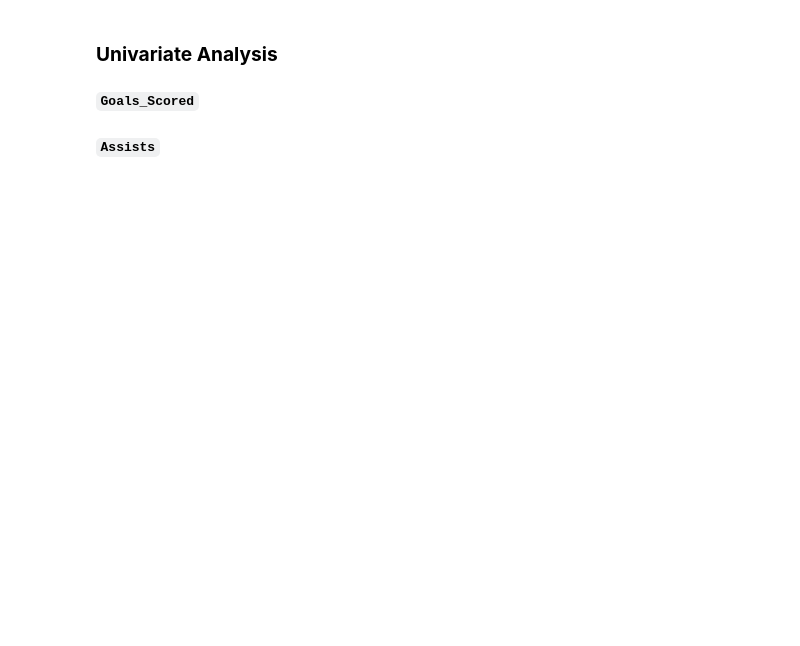
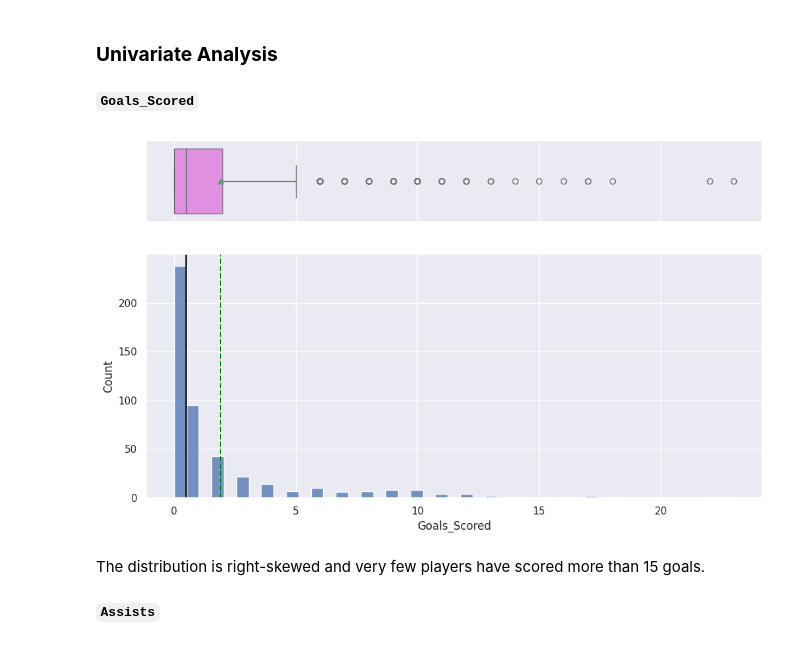
Before and after one commit to vivimtz888/dataanalysis-visualization, a Jupyter notebook: Learner_Notebook_Unsupervised_Learning_Practice_Project.ipynb, the cells around one changed output. Saved outputs shown, nothing was run; the diff lists cells and outputs as text; code cells hidden in the pictures; blank space fills up the shorter version.

Commit message:
Boxplot and histogram

```diff
--- a/Learner_Notebook_Unsupervised_Learning_Practice_Project.ipynb
+++ b/Learner_Notebook_Unsupervised_Learning_Practice_Project.ipynb
@@ -80,5 +96,6 @@ import warnings
 warnings.filterwarnings("ignore")
 # %%
 # Complete the code to import the data
+df = pd.read_csv('/content/drive/MyDrive/Python Course/fpl_data.csv')
 # %%
 # Check the shape of the data
@@ -91,3 +144,3 @@ df.info()
 # %%
 # Copying the data to another variable to avoid any changes to original data
-df = data.copy()
+df_copy = df.copy()
@@ -144,7 +244,11 @@ def histogram_boxplot(data, feature, figsize = (12, 7), kde = False, bins = None
 # %% [markdown]
 **`Goals_Scored`**
 # %%
-histogram_boxplot(df, 'Goals_Scored')
+histogram_boxplot(df_copy, 'Goals_Scored')
+# %% [output]
+[figure, added]
+# %% [markdown]
+The distribution is right-skewed and very few players have scored more than 15 goals.
 # %% [markdown]
 **`Assists`**
 # %%
```
Also changed, not shown: parts of 15 cells of this notebook.
